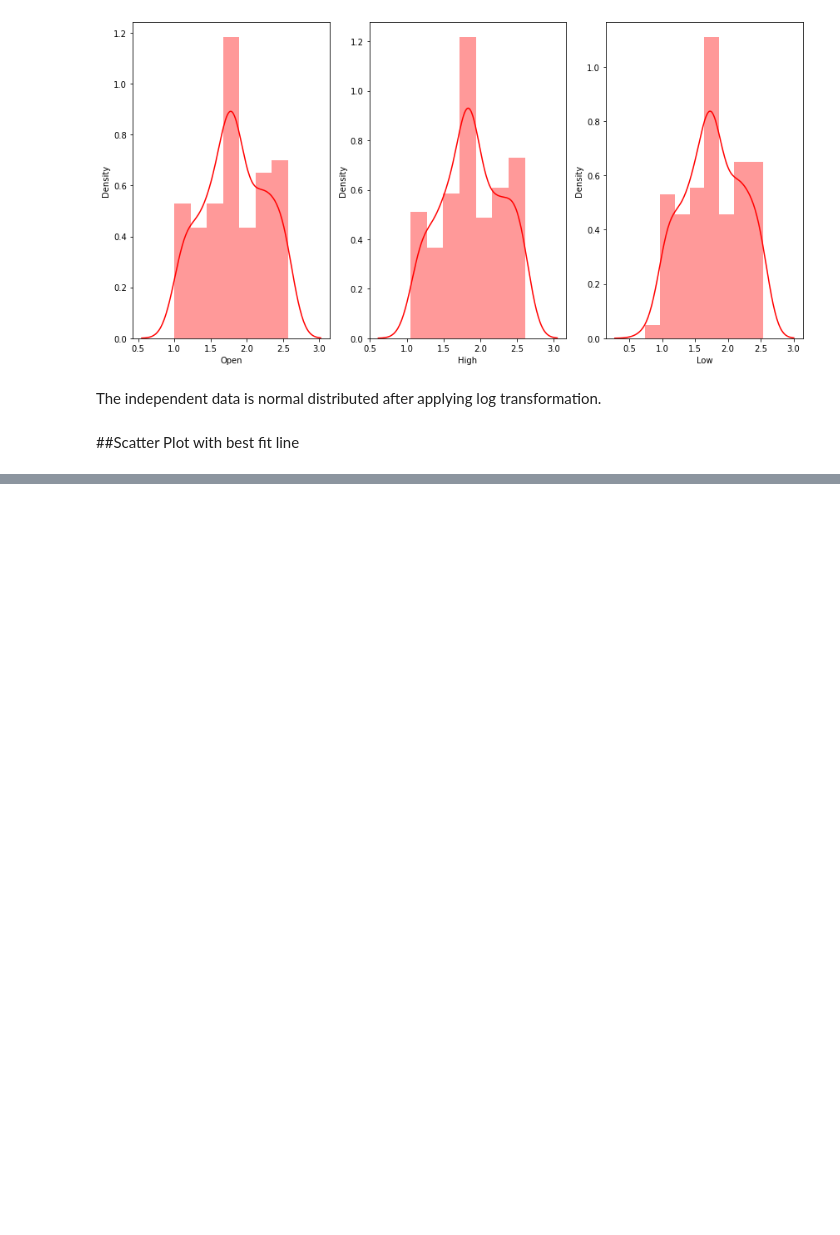
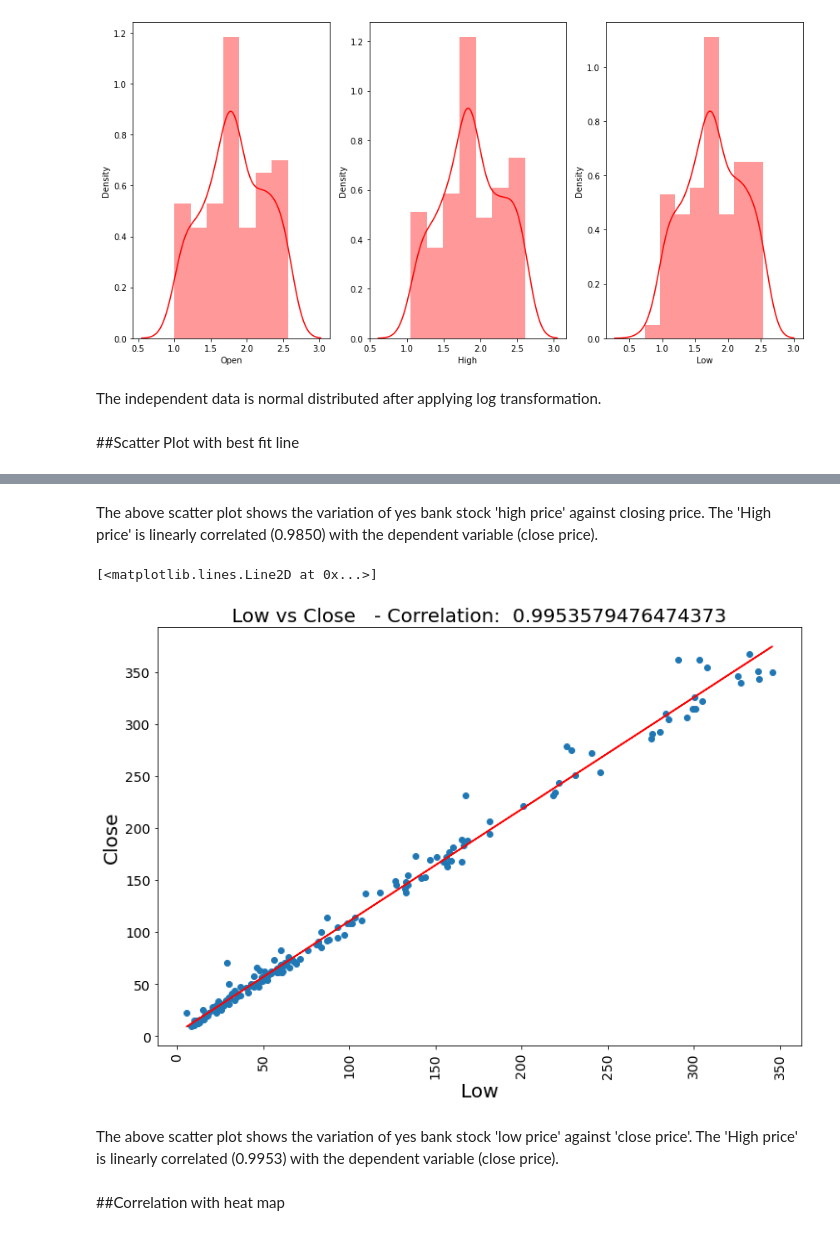
Before and after one commit to Ashfaquesayyed/Yes-bank-stock-closing-price-prediction, a Jupyter notebook: Yes_bank_stock_closing_price_new.ipynb, the cells around one changed output, grey strips where cells are left out. Saved outputs shown, nothing was run; the diff lists cells and outputs as text; code cells hidden in the pictures; blank space fills up the shorter version.

```diff
--- a/Yes_bank_stock_closing_price_new.ipynb
+++ b/Yes_bank_stock_closing_price_new.ipynb
@@ -297,0 +368,38 @@ The independent data is normal distributed after applying log transformation.
+# %% [markdown]
+The above scatter plot shows the variation of yes bank stock 'high price' against closing price. The 'High price' is linearly correlated (0.9850) with the dependent variable (close price).
+# %%
+stock_close=df['Close']
+
+#correlation of Low and Close Price
+correlation= df['Low'].corr(stock_close)
+
+#figure size
+fig = plt.figure(figsize=(12, 8))
+ax = fig.gca()
+
+#scatter plot
+plt.scatter(x= df['Low'], y= df['Close'])
+
+#setting title
+ax.set_title("Low vs Close" + "   - Correlation:  " + str(correlation), fontsize=20)
+
+#labelling
+plt.xlabel('Low', fontsize= 20)
+plt.ylabel('Close', fontsize= 20)
+
+#fontsize
+plt.xticks(rotation=90,fontsize=14)
+plt.yticks(fontsize=14)
+
+#best fit line
+z = np.polyfit(df['Low'], df['Close'], 1)
+y_hat = np.poly1d(z)(df["Low"])
+
+plt.plot(df["Low"], y_hat, "r-", lw=1.5)
+# %% [output]
+[<matplotlib.lines.Line2D at 0x...>]
+[figure, added]
+# %% [markdown]
+The above scatter plot shows the variation of yes bank stock 'low price' against 'close price'. The 'High price' is linearly correlated (0.9953) with the dependent variable (close price).
+# %% [markdown]
+##Correlation with heat map
```
Also changed, not shown: parts of 3 cells of this notebook.
